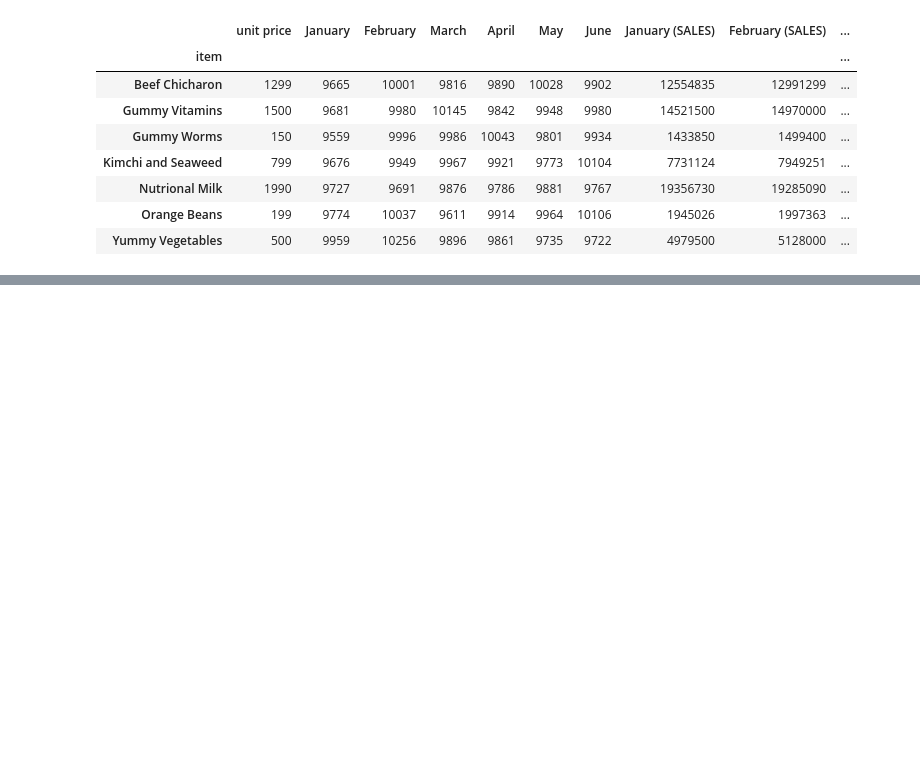
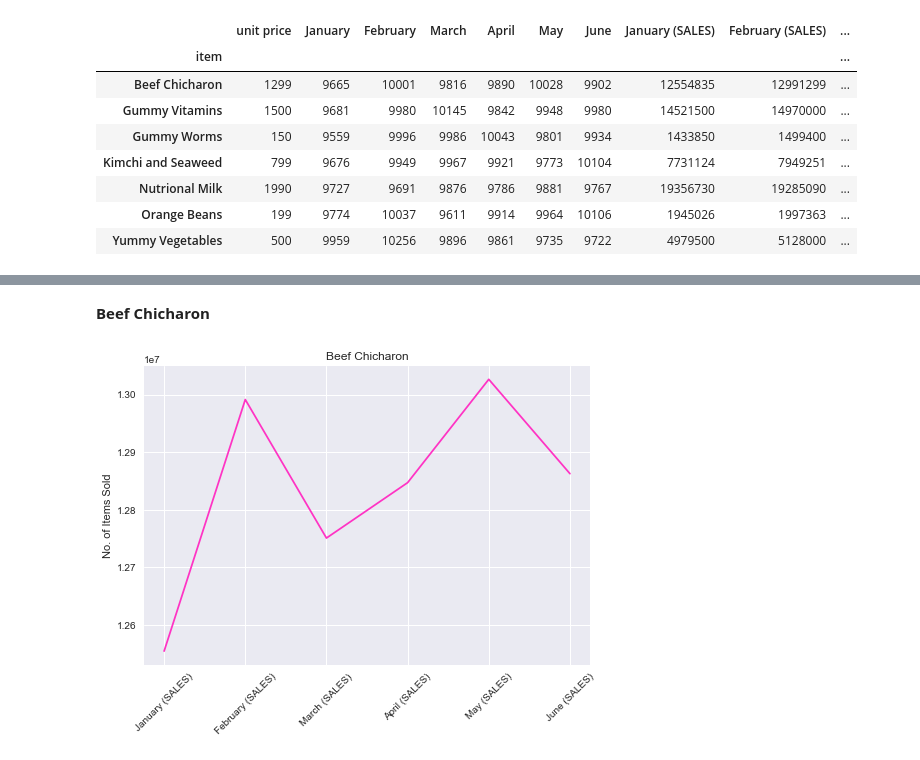
Before and after one commit to dnnpd/project-adhoc, a Jupyter notebook: [4]SalesBreakdown.ipynb, the cells around one changed output, grey strips where cells are left out. Cells and saved outputs as stored; diff of their text form; code cells hidden in the pictures; blank space fills up the shorter version.

```diff
--- a/[4]SalesBreakdown.ipynb
+++ b/[4]SalesBreakdown.ipynb
@@ -132,0 +176,10 @@ dfe
+# %% [markdown]
+__Beef Chicharon__
+# %%
+row = sales_df.iloc[0]
+row.plot(kind='l', rot=45, color='#FF33C4')
+plt.ylabel("No. of Items Sold")
+plt.title("Beef Chicharon")
+plt.show()
+# %% [output]
+[figure, added]
```
Also changed, not shown: parts of 19 cells of this notebook, 2 other files.
